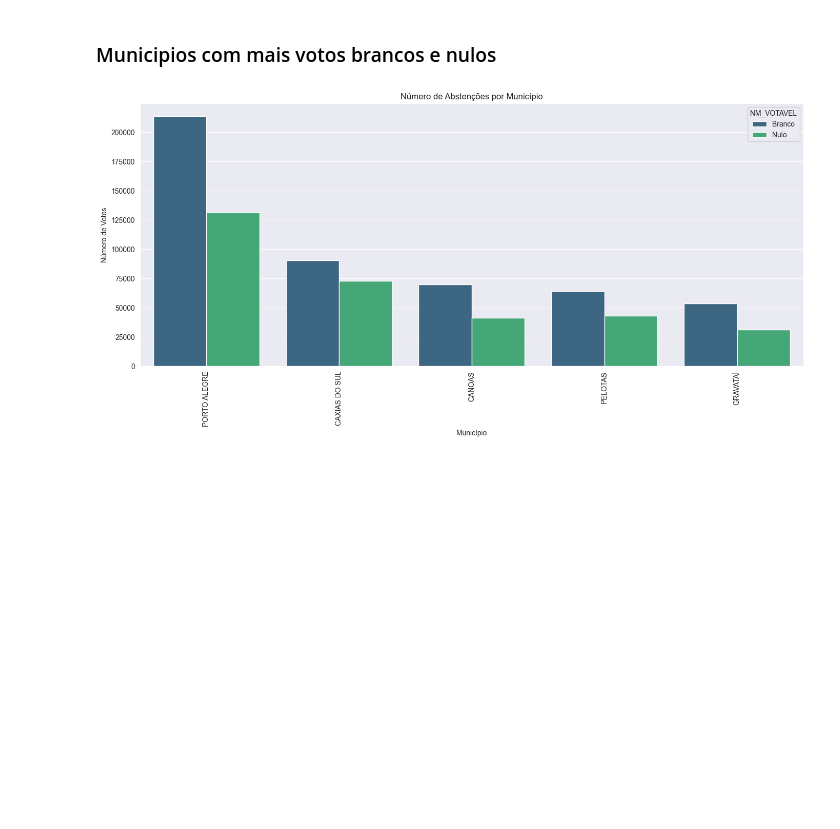
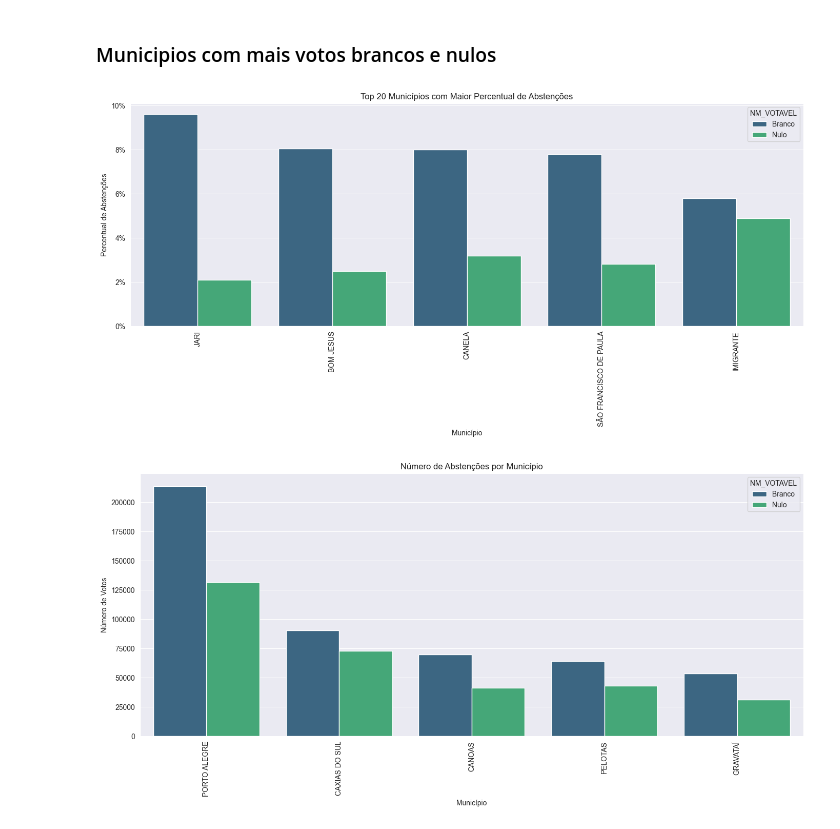
Before and after one commit to LeonardoBerlatto/data-processing-tse-study, a Jupyter notebook: notebook-leo.ipynb, the cells around one changed output. Cells and saved outputs as stored; diff of their text form; code cells hidden in the pictures; blank space fills up the shorter version.

```diff
--- a/notebook-leo.ipynb
+++ b/notebook-leo.ipynb
@@ -200,13 +203,18 @@ Index(['DT_GERACAO', 'HH_GERACAO', 'ANO_ELEICAO', 'CD_TIPO_ELEICAO',
 RESULTADOS_FEATURES = [
     'NR_TURNO',
     'CD_ELEICAO',
+    'NM_VOTAVEL',
     'NR_VOTAVEL',
+    'DS_CARGO_PERGUNTA',
     'SG_PARTIDO',
     'NR_PARTIDO',
-    'CD_MUNICIPIO',
+    'NM_MUNICIPIO',
+    'SG_UF',
     'NR_ZONA',
     'NR_SECAO',
-    'QT_VOTOS' # o que realmente queremos, computar agrupando por candidato, turno e eleição
+    'QT_APTOS',
+    'QT_VOTOS',
+    'QT_ABSTENCOES'
 ]
 # %%
 resultados = resultados_df[RESULTADOS_FEATURES]
@@ -529,4 +517,31 @@ plt.show()
 [figure]
 # %% [markdown]
 ### Municipios com mais votos brancos e nulos
+# %%
+abstencoes_df = resultados[resultados['NM_VOTAVEL'].isin(['Branco', 'Nulo'])]
+
+abstencoes_por_municipio = abstencoes_df.groupby(['NM_MUNICIPIO', 'NM_VOTAVEL'])[['QT_APTOS', 'QT_VOTOS']].sum().reset_index()
+
+abstencoes_por_municipio['PCT_BRANCOS_NULOS'] = abstencoes_por_municipio['QT_VOTOS'] / abstencoes_por_municipio['QT_APTOS']
+
+abstencoes_por_municipio = abstencoes_por_municipio.sort_values(by='PCT_BRANCOS_NULOS', ascending=False)
+
+top_5_cities = abstencoes_por_municipio.groupby('NM_MUNICIPIO')['PCT_BRANCOS_NULOS'].sum().nlargest(5).index
+
+top_5_abstencoes = abstencoes_por_municipio[abstencoes_por_municipio['NM_MUNICIPIO'].isin(top_5_cities)]
+
+abstencoes_por_municipio.head()
+
+
+plt.figure(figsize=(14, 7))
+sns.barplot(x='NM_MUNICIPIO', y='PCT_BRANCOS_NULOS', data=top_5_abstencoes, palette='viridis', hue = 'NM_VOTAVEL')
+plt.title('Top 20 Municípios com Maior Percentual de Abstenções')
+plt.xlabel('Município')
+plt.ylabel('Percentual de Abstenções')
+plt.gca().yaxis.set_major_formatter(FuncFormatter(to_percent))
+plt.xticks(rotation=90)
+plt.tight_layout()
+plt.show()
+# %% [output]
+[figure, added]
 # %%
```
Also changed, not shown: parts of 26 cells of this notebook.
